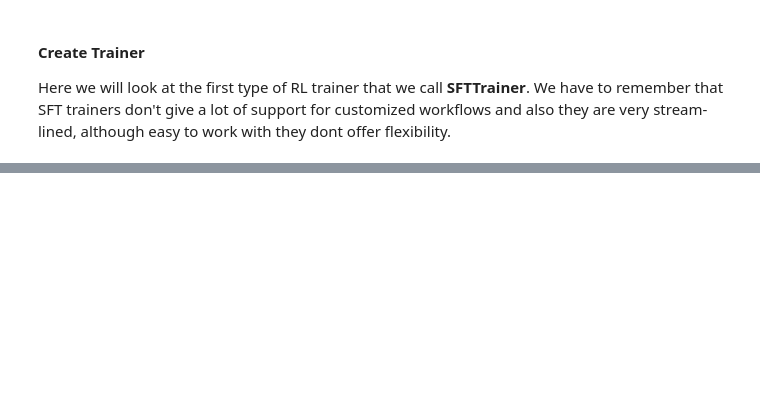
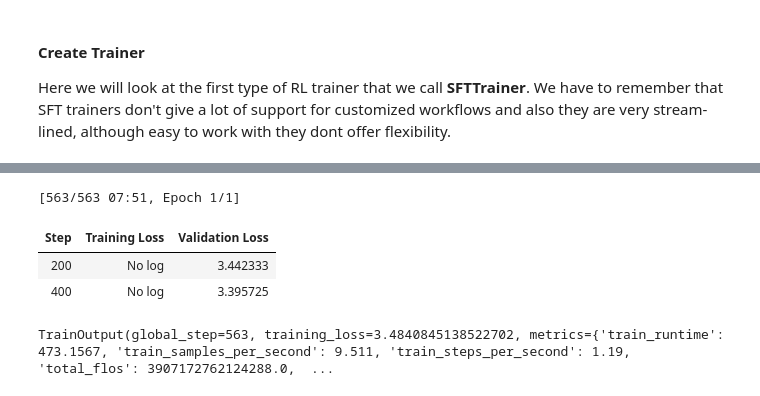
Before and after one commit to ramyagirish/dailyResearch, a Jupyter notebook: trainers/notebooks/SFTTrainer.ipynb, the cells around one changed output, grey strips where cells are left out. Drawn from its saved outputs; the diff is of its cells as text; code cells hidden in the pictures; blank space fills up the shorter version.

```diff
--- a/trainers/notebooks/SFTTrainer.ipynb
+++ b/trainers/notebooks/SFTTrainer.ipynb
@@ -88,0 +138,28 @@ trainer.train()
+# %%
+# we don't have to specify a value for report_to -> will cause error if you provide "none"
+sft_config.output_dir="/home/ubuntu/dailyResearch/trainers/output"
+sft_config.push_to_hub=False
+sft_config.per_device_train_batch_size=8
+sft_config.per_device_eval_batch_size=8
+sft_config.eval_strategy='steps'
+sft_config.eval_steps=200
+sft_config.save_strategy='epoch'
+sft_config.num_train_epochs=1
+sft_config.dataset_text_field="text"
+sft_config.max_seq_length=512
+# %%
+trainer = SFTTrainer(
+    model,
+    tokenizer=tokenizer,
+    train_dataset=dataset['train'],
+    eval_dataset=dataset['test'],
+    args=sft_config,
+)
+# %%
+trainer.train()
+# %% [output]
+[563/563 07:51, Epoch 1/1]
+| Step | Training Loss | Validation Loss |
+| 200 | No log | 3.442333 |
+| 400 | No log | 3.395725 |
+TrainOutput(global_step=563, training_loss=3.4840845138522702, metrics={'train_runtime': 473.1567, 'train_samples_per_second': 9.511, 'train_steps_per_second': 1.19, 'total_flos': 3907172762124288.0,  ...
```
Also changed, not shown: parts of 33 cells of this notebook, 1 other file.
